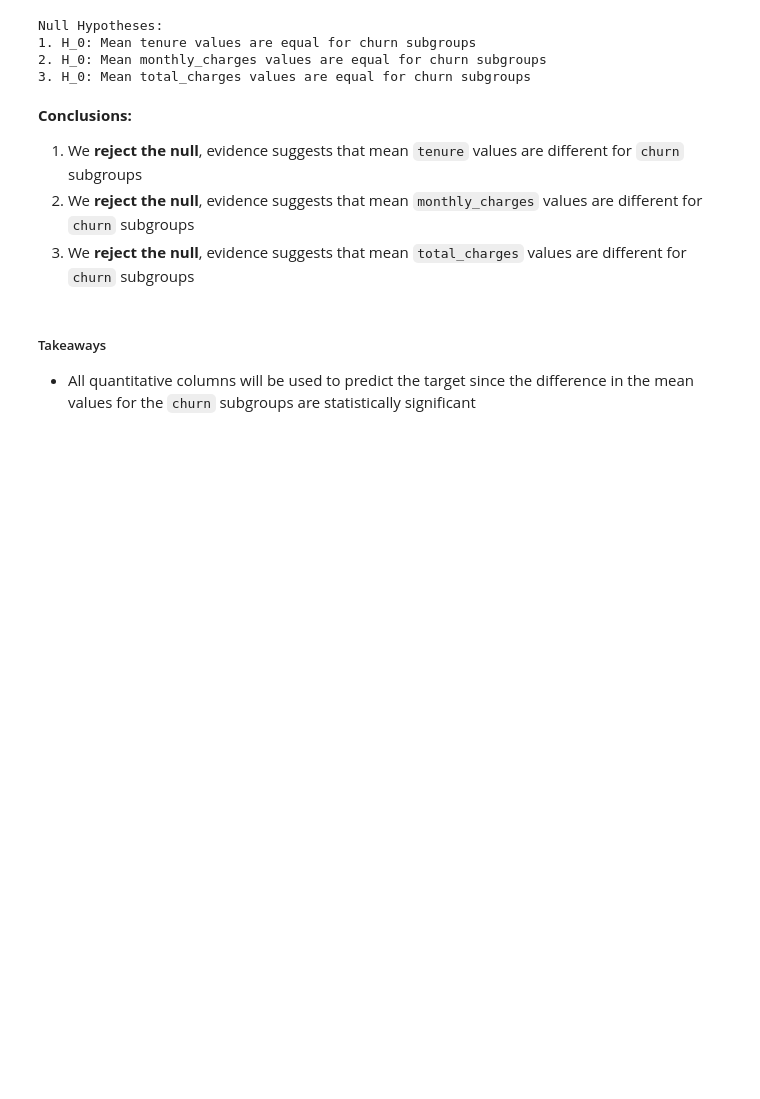
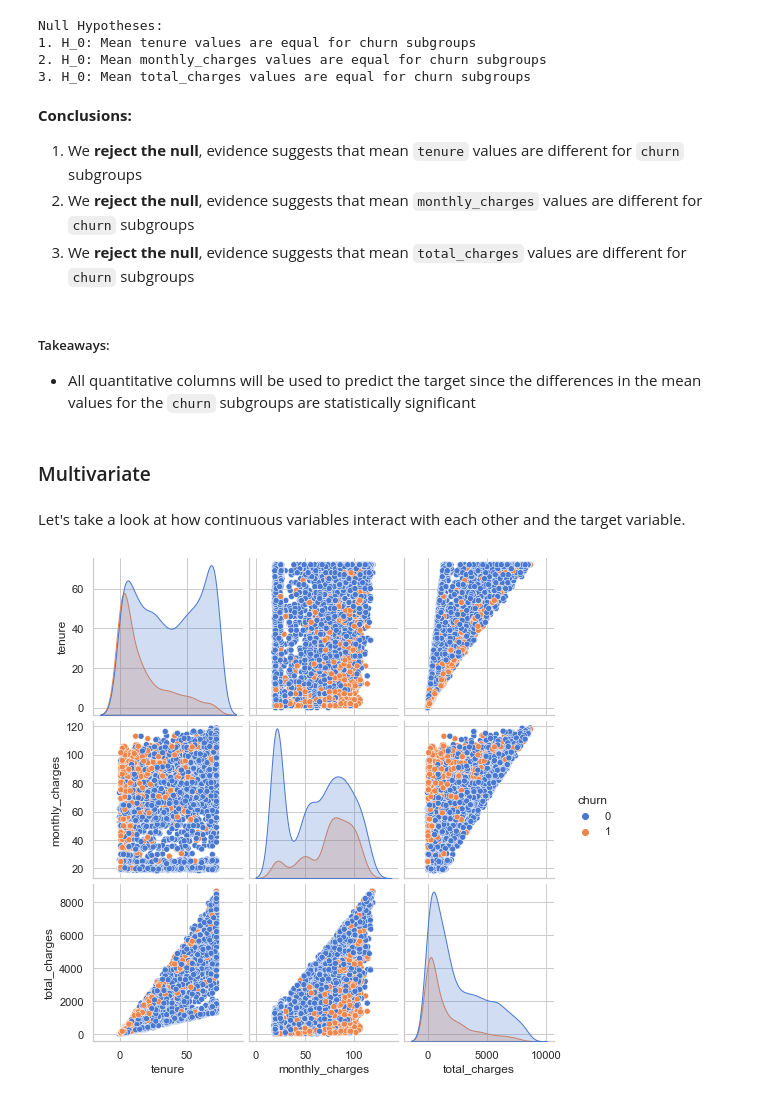
Before and after one commit to adam-talbot/classification-project, a Jupyter notebook: final_report.ipynb, the cells around one changed output. Saved outputs shown, nothing was run; the diff lists cells and outputs as text; code cells hidden in the pictures; blank space fills up the shorter version.

```diff
--- a/final_report.ipynb
+++ b/final_report.ipynb
@@ -668,5 +673,14 @@ Null Hypotheses:
 2. We **reject the null**, evidence suggests that mean `monthly_charges` values are different for `churn` subgroups
 3. We **reject the null**, evidence suggests that mean `total_charges` values are different for `churn` subgroups
 # %% [markdown]
-##### Takeaways
-- All quantitative columns will be used to predict the target since the difference in the mean values for the `churn` subgroups are statistically significant
+##### Takeaways:
+- All quantitative columns will be used to predict the target since the differences in the mean values for the `churn` subgroups are statistically significant
+# %% [markdown]
+### Multivariate
+# %% [markdown]
+Let's take a look at how continuous variables interact with each other and the target variable.
+# %%
+pair = sns.pairplot(data=train_temp, vars=quant_vars, hue="churn")
+plt.show()
+# %% [output]
+[figure, added]
```
Also changed, not shown: parts of 6 cells of this notebook, 2 other files.
